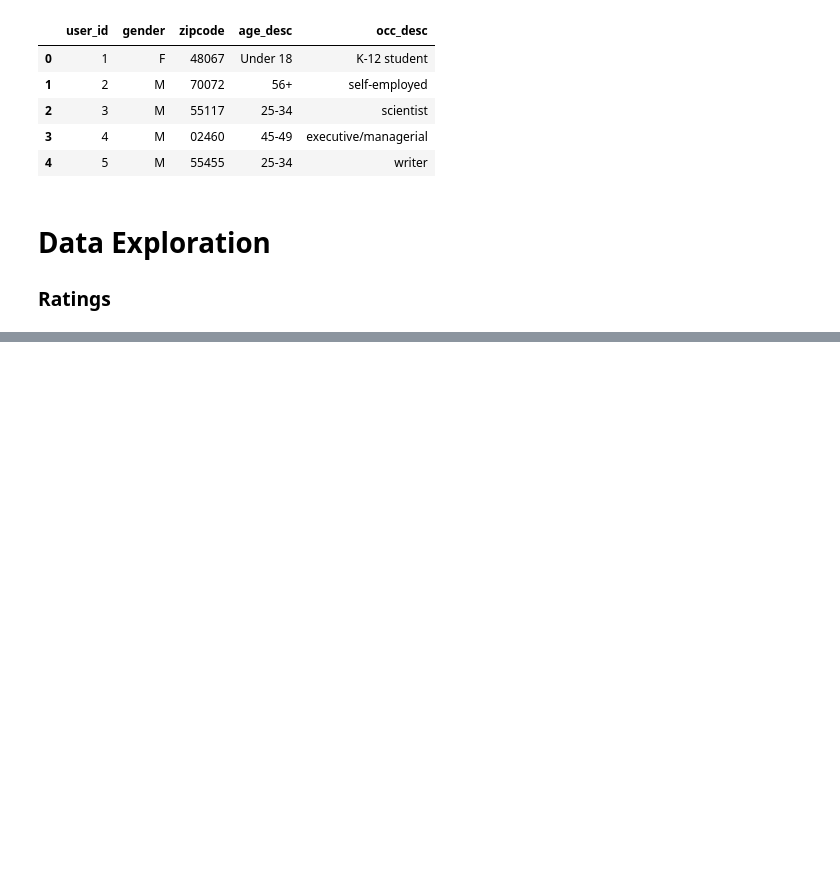
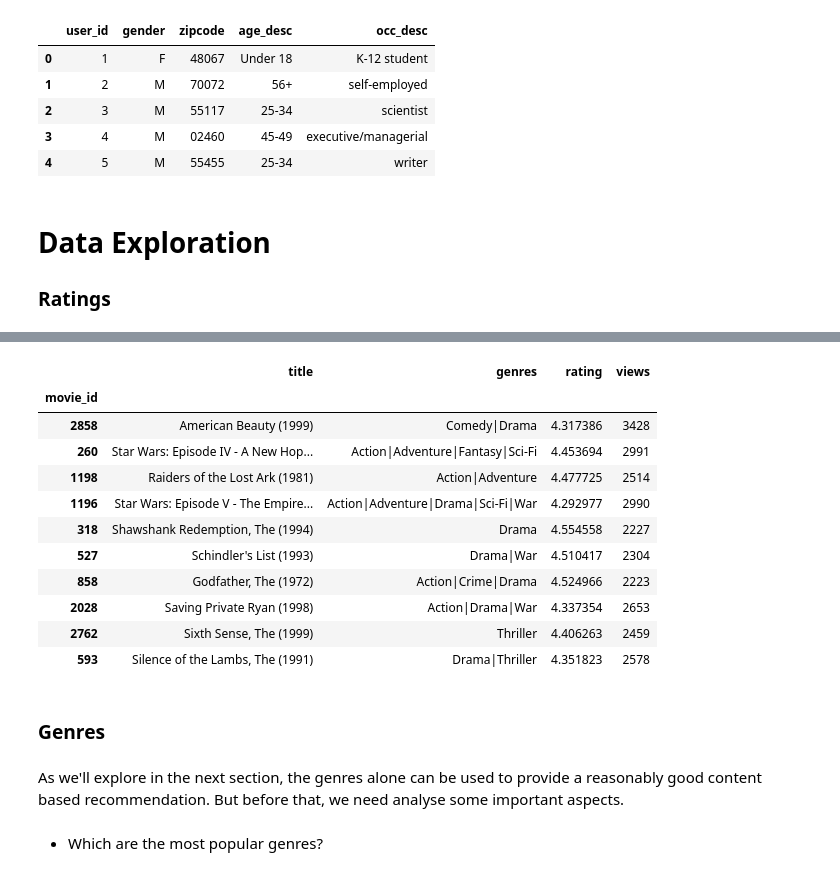
Before and after one commit to SabbosNgang/IR_FinalProject, a Jupyter notebook: Movie-content-based-recommender-using-tf-idf.ipynb, the cells around one changed output, grey strips where cells are left out. Saved outputs shown, nothing was run; the diff lists cells and outputs as text; code cells hidden in the pictures; blank space fills up the shorter version.

```diff
--- a/Movie-content-based-recommender-using-tf-idf.ipynb
+++ b/Movie-content-based-recommender-using-tf-idf.ipynb
@@ -76,0 +91,32 @@ users.head()
+# %%
+def weighted_average_score(df, k=0.8):
+    n_views = df.groupby('movie_id', sort=False).movie_id.count()
+    ratings = df.groupby('movie_id', sort=False).rating.mean()
+    scores = ((1-k)*(n_views/n_views.max()) +
+              k*(ratings/ratings.max())).to_numpy().argsort()[::-1]
+    df_deduped = df.groupby('movie_id', sort=False).agg({'title':'first',
+                                                         'genres':'first',
+                                                         'rating':'mean'})
+    return df_deduped.assign(views=n_views).iloc[scores]
+# %%
+df = movies.merge(ratings).merge(users)
+weighted_average_score(df).head(10)
+# %% [output]
+|  | title | genres | rating | views |
+| movie_id |  |  |  |  |
+| 2858 | American Beauty (1999) | Comedy|Drama | 4.317386 | 3428 |
+| 260 | Star Wars: Episode IV - A New Hop... | Action|Adventure|Fantasy|Sci-Fi | 4.453694 | 2991 |
+| 1198 | Raiders of the Lost Ark (1981) | Action|Adventure | 4.477725 | 2514 |
+| 1196 | Star Wars: Episode V - The Empire... | Action|Adventure|Drama|Sci-Fi|War | 4.292977 | 2990 |
+| 318 | Shawshank Redemption, The (1994) | Drama | 4.554558 | 2227 |
+| 527 | Schindler's List (1993) | Drama|War | 4.510417 | 2304 |
+| 858 | Godfather, The (1972) | Action|Crime|Drama | 4.524966 | 2223 |
+| 2028 | Saving Private Ryan (1998) | Action|Drama|War | 4.337354 | 2653 |
+| 2762 | Sixth Sense, The (1999) | Thriller | 4.406263 | 2459 |
+| 593 | Silence of the Lambs, The (1991) | Drama|Thriller | 4.351823 | 2578 |
+# %% [markdown]
+### Genres
+# %% [markdown]
+As we'll explore in the next section, the genres alone can be used to provide a reasonably good content based recommendation. But before that, we need analyse some important aspects.
+# %% [markdown]
+* Which are the most popular genres?
```
Also changed, not shown: parts of 11 cells of this notebook.
